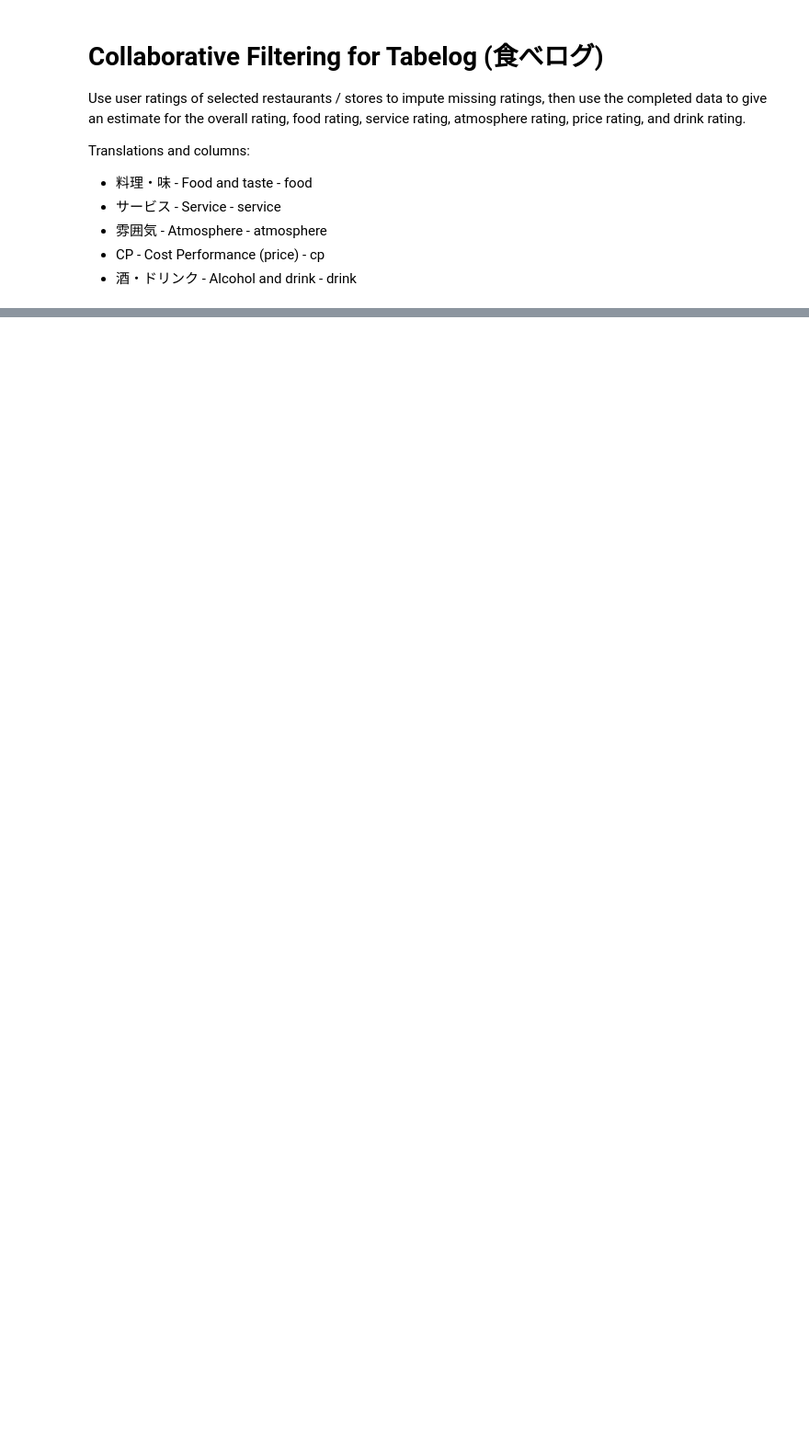
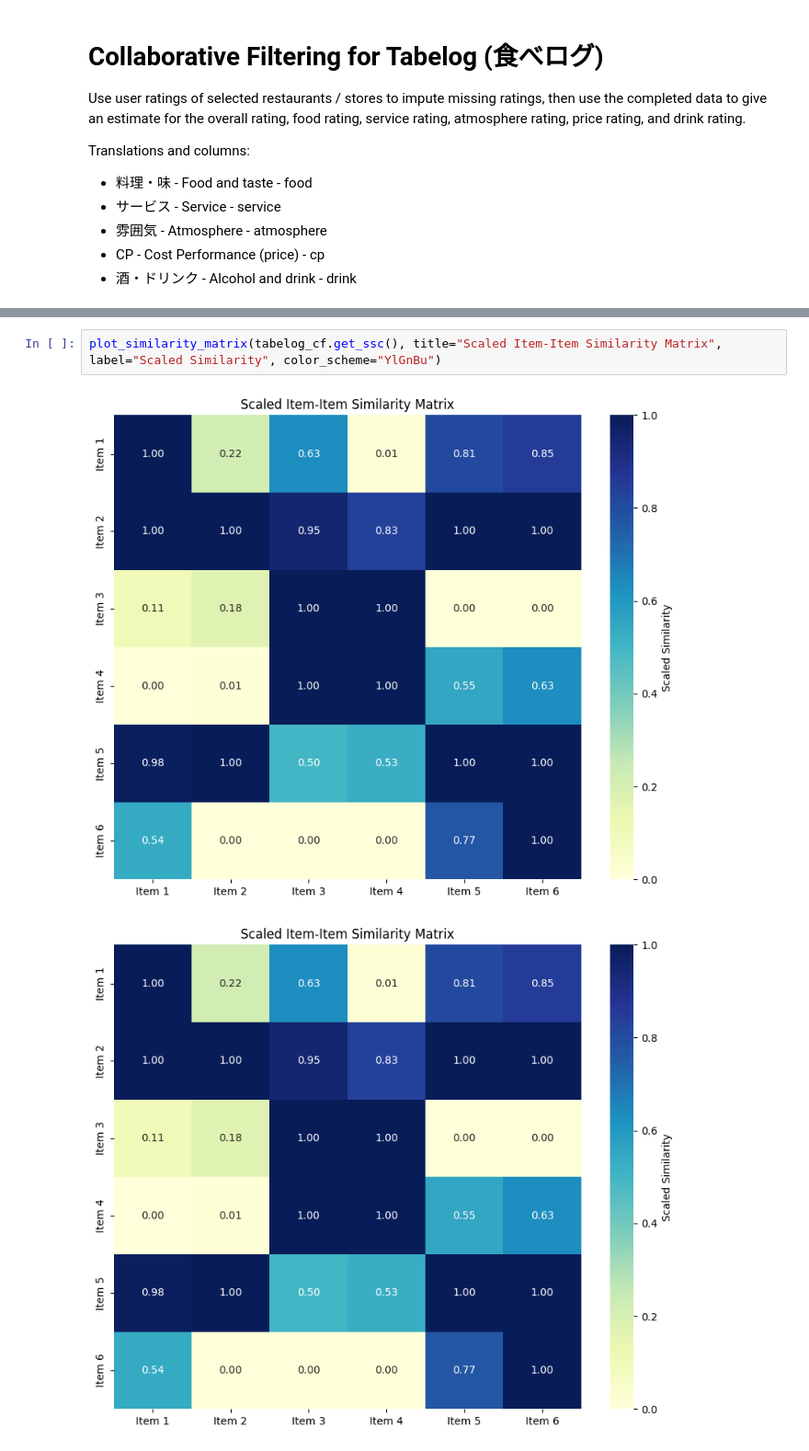
Before and after one commit to KiyonoKara/Tabelog-ML-Project, a Jupyter notebook: tabelog_cf.ipynb, the cells around one changed output, grey strips where cells are left out. Shown at 92% size. Saved outputs shown, nothing was run; the diff lists cells and outputs as text; blank space fills up the shorter version.

```diff
--- a/tabelog_cf.ipynb
+++ b/tabelog_cf.ipynb
@@ -24,0 +334,5 @@ restaurant_data.head()
+# %%
+plot_similarity_matrix(tabelog_cf.get_ssc(), title="Scaled Item-Item Similarity Matrix", label="Scaled Similarity", color_scheme="YlGnBu")
+# %% [output]
+[figure, added]
+[figure, added]
```
Also changed, not shown: parts of 12 cells of this notebook.
